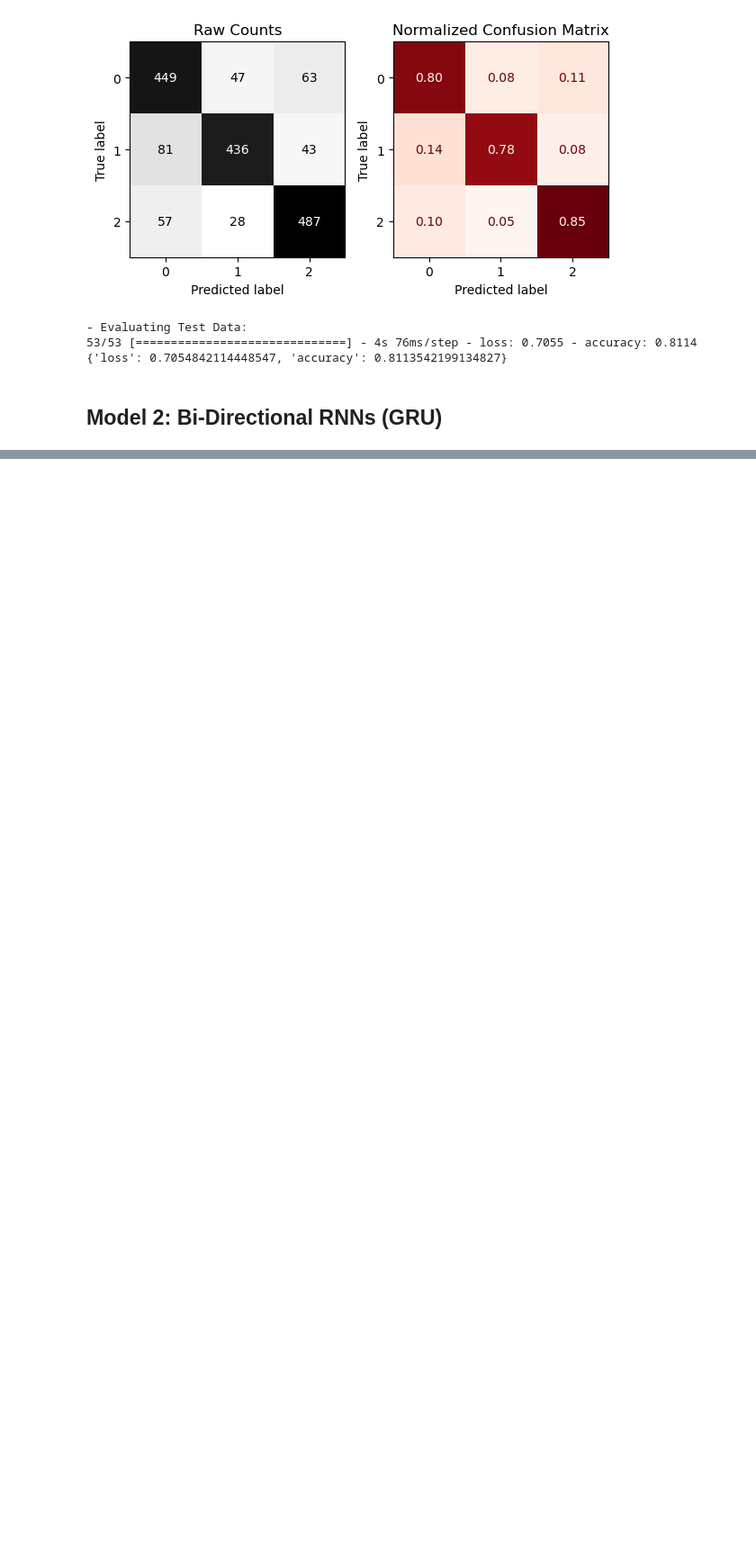
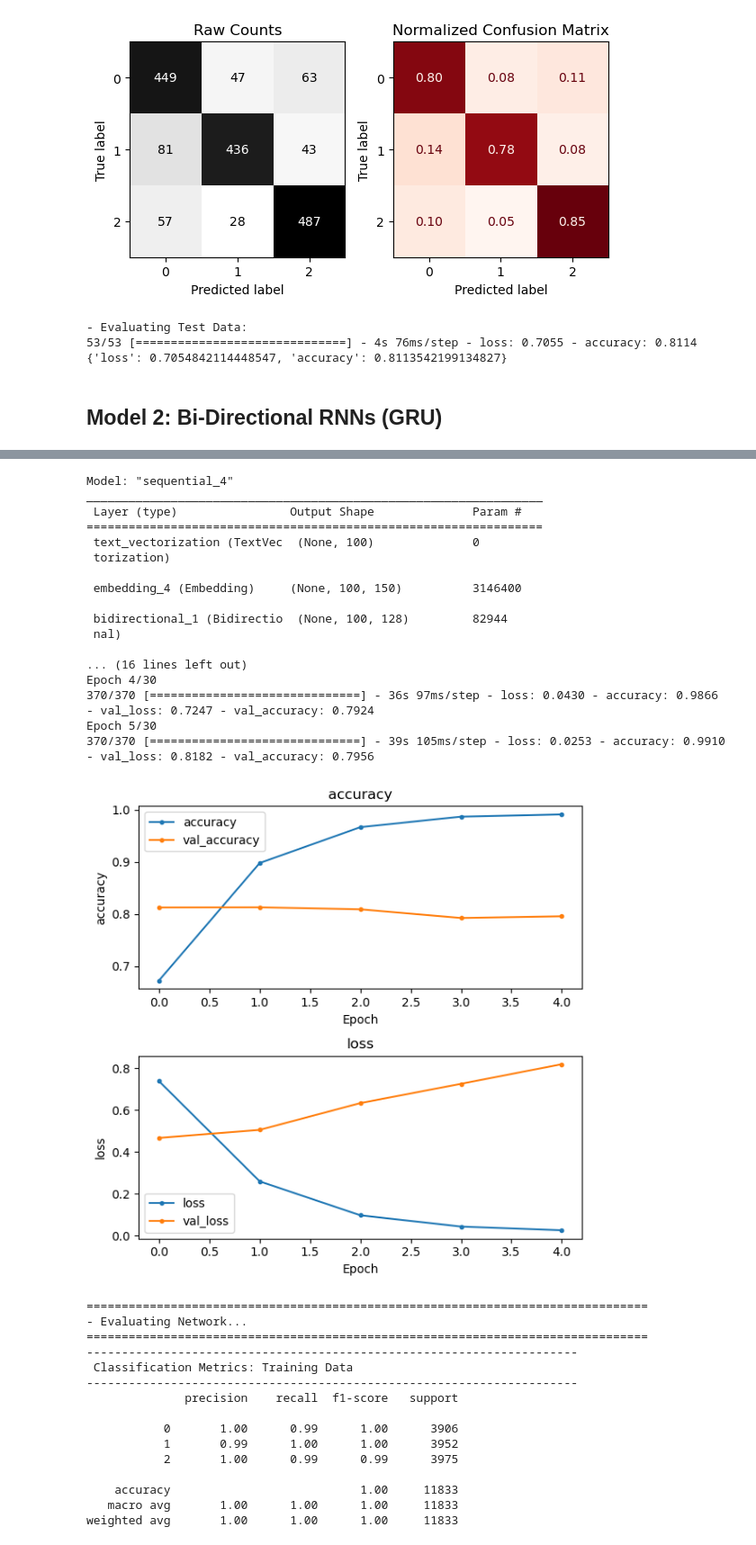
Before and after one commit to EhLeeOod/advanced-machine-learning, a Jupyter notebook: core-text-classification-rnn.ipynb, the cells around one changed output, grey strips where cells are left out. Shown at 90% size. Cells and saved outputs as stored; diff of their text form; code cells hidden in the pictures; blank space fills up the shorter version.

```diff
--- a/core-text-classification-rnn.ipynb
+++ b/core-text-classification-rnn.ipynb
@@ -522,0 +498,77 @@ results = fn.evaluate_classification_network(
+# %%
+# define function
+
+def build_gru_model_bi_pool_64(text_vectorization_layer):
+
+    gru_model_bi_pool = Sequential([
+        text_vectorization_layer,
+        layers.Embedding(input_dim=VOCAB_SIZE,
+                      output_dim=EMBED_DIM,
+                      input_length=SEQUENCE_LENGTH)])
+
+    # Add bidirectional component to GRU layer
+    gru_model_bi_pool.add(layers.Bidirectional(layers.GRU(64, return_sequences = True)))
+
+    # Add a pooling layer *new
+    gru_model_bi_pool.add(layers.GlobalMaxPooling1D())
+
+    # Output layer
+    gru_model_bi_pool.add(layers.Dense(len(classes), activation='softmax'))
+
+    optimizer = optimizers.legacy.Adam()
+    gru_model_bi_pool.compile(optimizer=optimizer,
+                  loss='sparse_categorical_crossentropy', metrics=['accuracy'])
+    gru_model_bi_pool.summary()
+    return gru_model_bi_pool
+# %%
+
+#build the model
+model = build_gru_model_bi_pool_64(sequence_vectorizer)
+
+# Fit the model
+EPOCHS = 30
+history = model.fit(
+    train_ds,
+    epochs=EPOCHS,
+    validation_data=val_ds,
+    callbacks=get_callbacks(),
+)
+
+# Evaluate the model
+results = fn.evaluate_classification_network(
+    model, X_train=train_ds,
+    X_test=test_ds, history=history);
+# %% [output]
+Model: "sequential_4"
+_________________________________________________________________
+ Layer (type)                Output Shape              Param #
+=================================================================
+ text_vectorization (TextVec  (None, 100)              0
+ torization)
+
+ embedding_4 (Embedding)     (None, 100, 150)          3146400
+
+ bidirectional_1 (Bidirectio  (None, 100, 128)         82944
+ nal)
+
+... (16 lines left out)
+Epoch 4/30
+370/370 [==============================] - 36s 97ms/step - loss: 0.0430 - accuracy: 0.9866 - val_loss: 0.7247 - val_accuracy: 0.7924
+Epoch 5/30
+370/370 [==============================] - 39s 105ms/step - loss: 0.0253 - accuracy: 0.9910 - val_loss: 0.8182 - val_accuracy: 0.7956
+[figure, added]
+================================================================================
+- Evaluating Network...
+================================================================================
+----------------------------------------------------------------------
+ Classification Metrics: Training Data
+----------------------------------------------------------------------
+              precision    recall  f1-score   support
+
+           0       1.00      0.99      1.00      3906
+           1       0.99      1.00      1.00      3952
+           2       1.00      0.99      0.99      3975
+
+    accuracy                           1.00     11833
+   macro avg       1.00      1.00      1.00     11833
+weighted avg       1.00      1.00      1.00     11833
```
Also changed, not shown: parts of 14 cells of this notebook.
